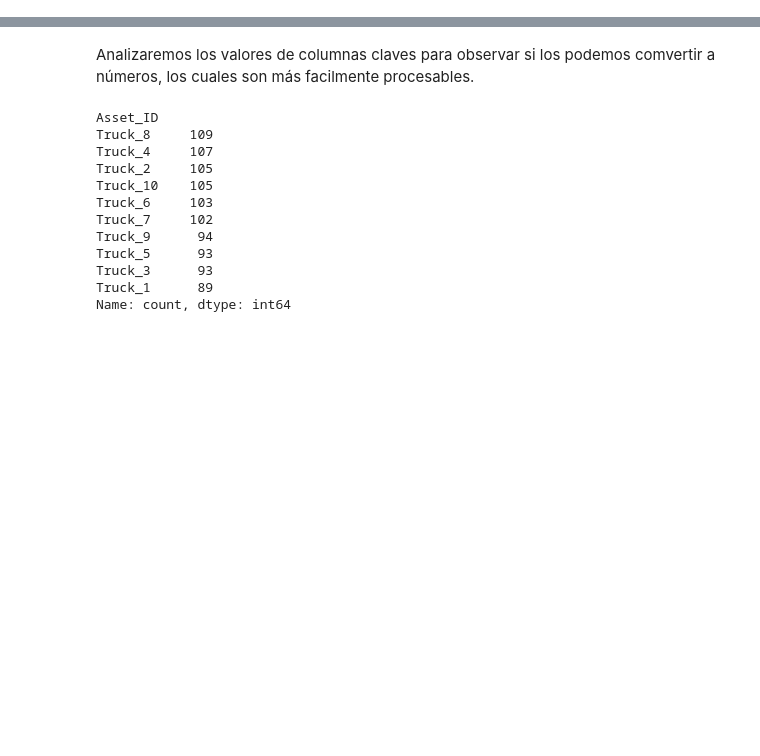
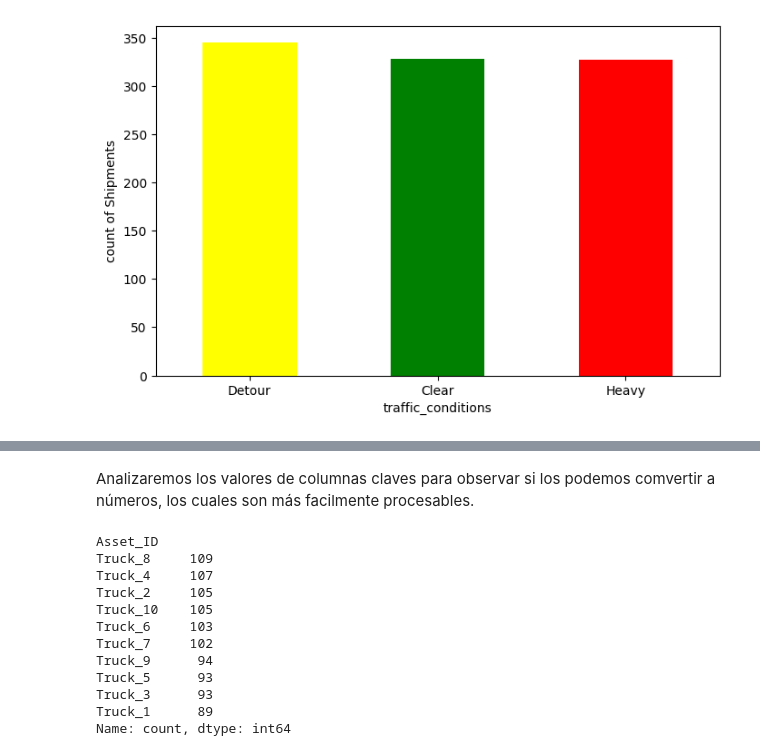
Before and after one commit to Vasco2510/CA2_PriceCalculator, a Jupyter notebook: abel_exploration.ipynb, the cells around one changed output, grey strips where cells are left out. Cells and saved outputs as stored; diff of their text form; code cells hidden in the pictures; blank space fills up the shorter version.

```diff
--- a/abel_exploration.ipynb
+++ b/abel_exploration.ipynb
@@ -55,0 +143,12 @@ memory usage: 125.1+ KB
+# %%
+## shipments vs traffic distribution  analysis
+traffic_distribution= df["Traffic_Status"].value_counts()
+
+plt.figure(figsize=(8,5))
+traffic_distribution.plot(kind="bar", color=["yellow", "green", "red"])
+plt.xlabel("traffic_conditions")
+plt.ylabel("count of Shipments")
+plt.xticks(rotation=0)
+plt.show()
+# %% [output]
+[figure, added]
```
Also changed, not shown: parts of 22 cells of this notebook.
